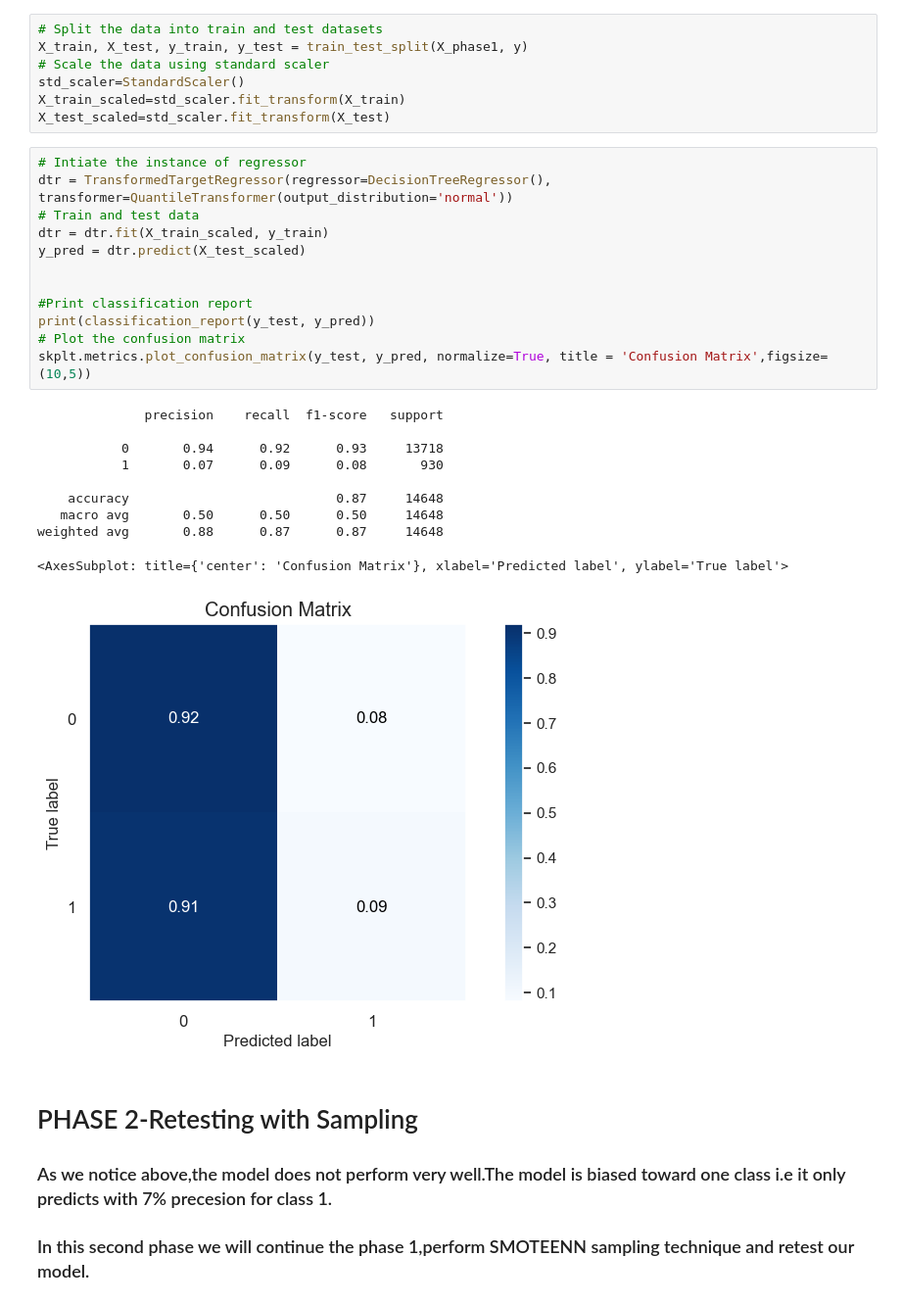
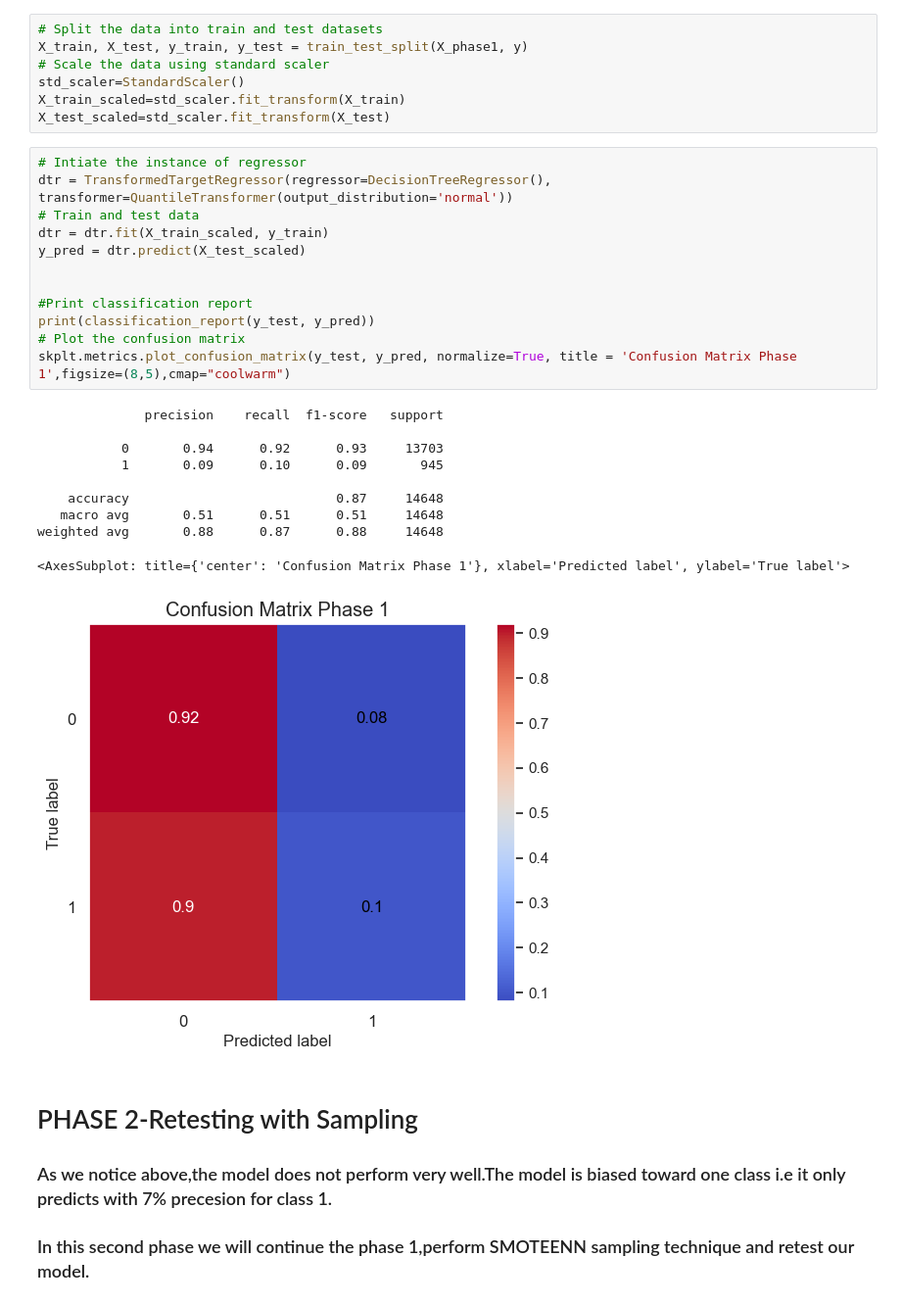
Before and after one commit to vikas0809/CapstoneProject, a Jupyter notebook: DTR_FEB08.ipynb, the cells around one changed output. Shown at 98% size. Saved outputs shown, nothing was run; the diff lists cells and outputs as text.

```diff
--- a/DTR_FEB08.ipynb
+++ b/DTR_FEB08.ipynb
@@ -223,26 +223,26 @@ X_test_scaled=std_scaler.fit_transform(X_test)
 # %%
 # Intiate the instance of regressor
 dtr = TransformedTargetRegressor(regressor=DecisionTreeRegressor(), transformer=QuantileTransformer(output_distribution='normal'))
 # Train and test data
 dtr = dtr.fit(X_train_scaled, y_train)
 y_pred = dtr.predict(X_test_scaled)
 
 
 #Print classification report
 print(classification_report(y_test, y_pred))
 # Plot the confusion matrix
-skplt.metrics.plot_confusion_matrix(y_test, y_pred, normalize=True, title = 'Confusion Matrix',figsize=(10,5))
+skplt.metrics.plot_confusion_matrix(y_test, y_pred, normalize=True, title = 'Confusion Matrix Phase 1',figsize=(8,5),cmap="coolwarm")
 # %% [output]
               precision    recall  f1-score   support
 
-           0       0.94      0.92      0.93     13718
-           1       0.07      0.09      0.08       930
+           0       0.94      0.92      0.93     13703
+           1       0.09      0.10      0.09       945
 
     accuracy                           0.87     14648
-   macro avg       0.50      0.50      0.50     14648
-weighted avg       0.88      0.87      0.87     14648
+   macro avg       0.51      0.51      0.51     14648
+weighted avg       0.88      0.87      0.88     14648
-<AxesSubplot: title={'center': 'Confusion Matrix'}, xlabel='Predicted label', ylabel='True label'>
+<AxesSubplot: title={'center': 'Confusion Matrix Phase 1'}, xlabel='Predicted label', ylabel='True label'>
-[figure, old version]
+[figure, new version]
 # %% [markdown]
 # PHASE 2-Retesting with Sampling
 
```
Also changed, not shown: parts of 7 cells of this notebook.
